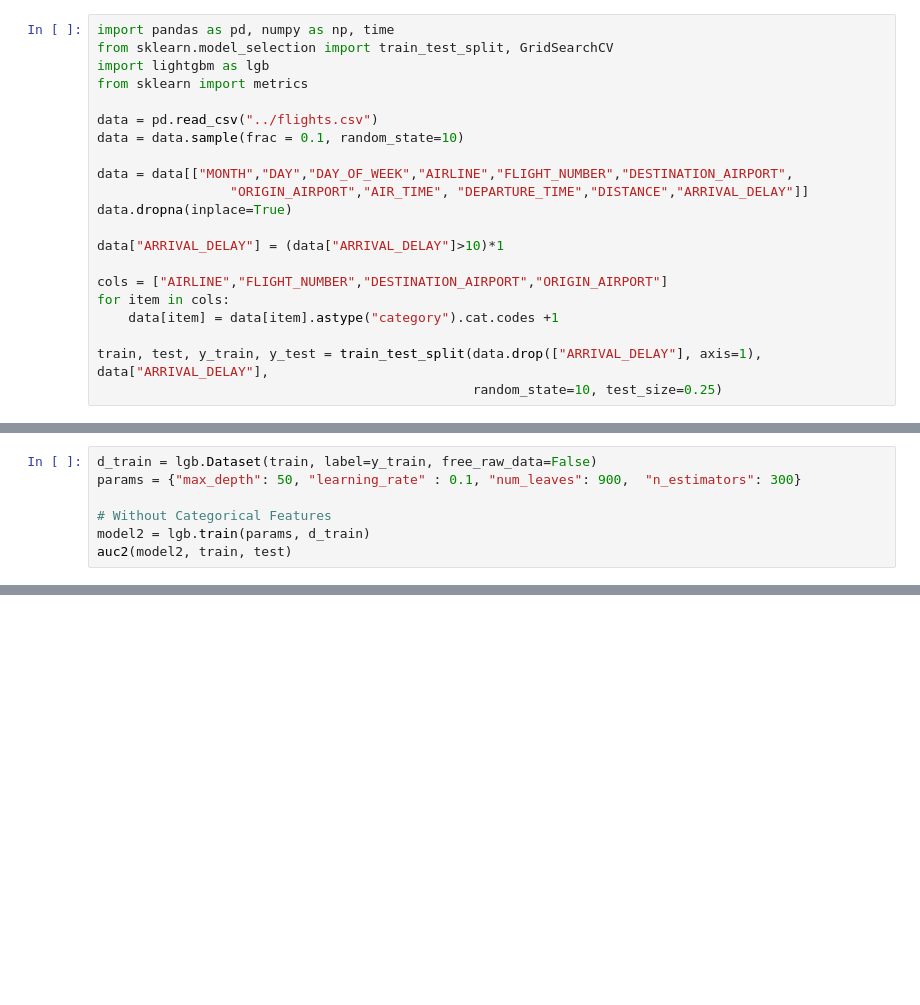
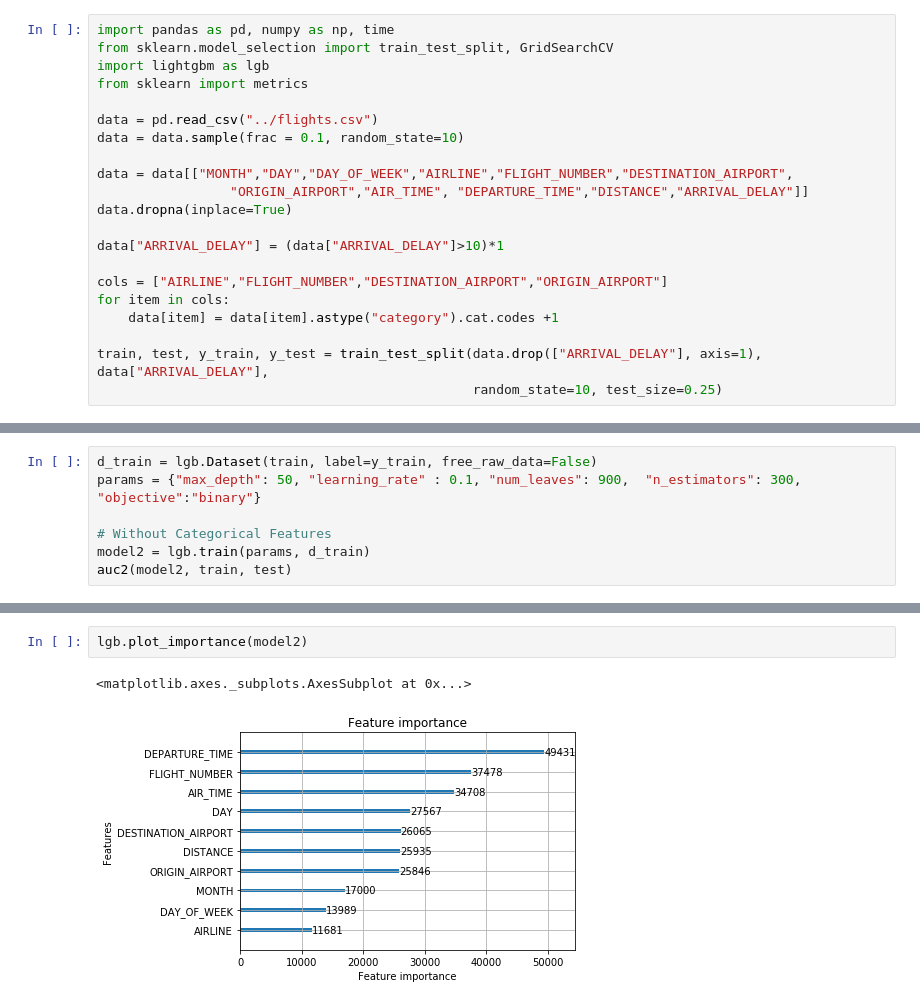
Before and after one commit to kvnkuo/estimators, a Jupyter notebook: lightgbm.ipynb, the cells around one changed output, grey strips where cells are left out. Saved outputs shown, nothing was run; the diff lists cells and outputs as text; blank space fills up the shorter version.

```diff
--- a/lightgbm.ipynb
+++ b/lightgbm.ipynb
@@ -64,6 +37,6 @@ LGBMClassifier(boosting_type='gbdt', class_weight=None, colsample_bytree=1.0,
 # %%
 d_train = lgb.Dataset(train, label=y_train, free_raw_data=False)
-params = {"max_depth": 50, "learning_rate" : 0.1, "num_leaves": 900,  "n_estimators": 300}
+params = {"max_depth": 50, "learning_rate" : 0.1, "num_leaves": 900,  "n_estimators": 300, "objective":"binary"}
 
 # Without Categorical Features
 model2 = lgb.train(params, d_train)
@@ -93,0 +95,5 @@ auc2(model31, train, test)
+# %%
+lgb.plot_importance(model2)
+# %% [output]
+<matplotlib.axes._subplots.AxesSubplot at 0x...>
+[figure, added]
```
Also changed, not shown: parts of 15 cells of this notebook, 2 other files.
